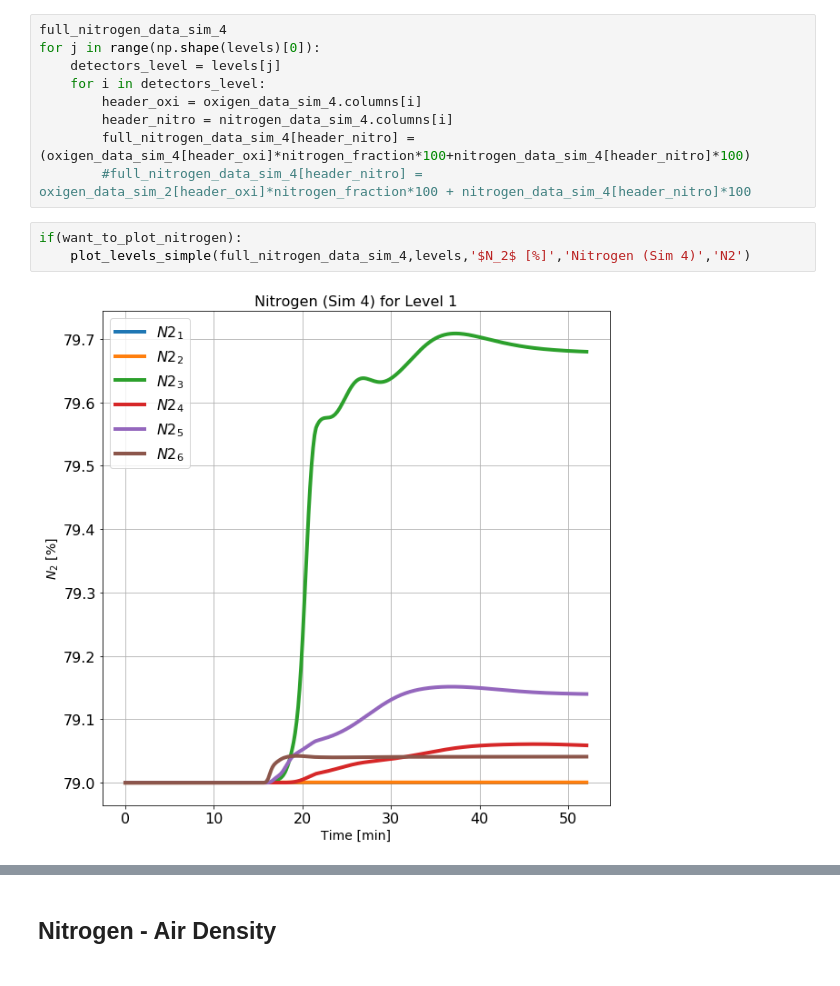
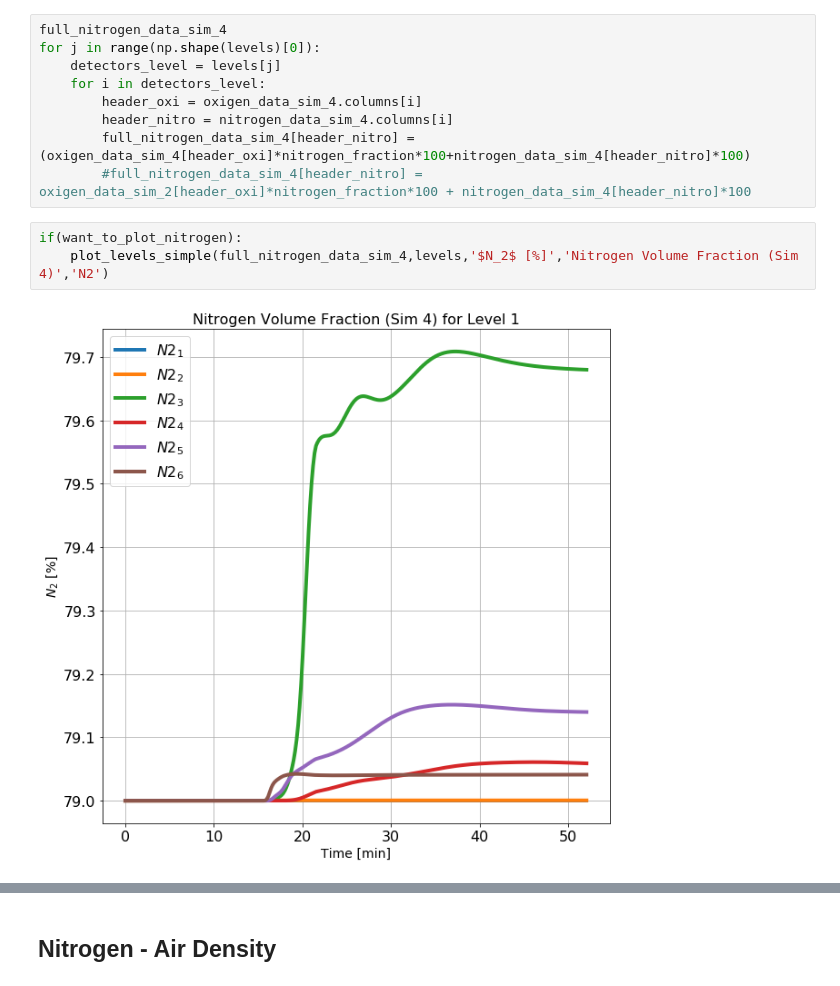
Before and after one commit to sercharpak/NFS_P3, a Jupyter notebook: NFS_P3_Comparison.ipynb, the cells around one changed output, grey strips where cells are left out. Drawn from its saved outputs; the diff is of its cells as text.

```diff
--- a/NFS_P3_Comparison.ipynb
+++ b/NFS_P3_Comparison.ipynb
@@ -554,6 +554,6 @@ for j in range(np.shape(levels)[0]):
         #full_nitrogen_data_sim_4[header_nitro] = oxigen_data_sim_2[header_oxi]*nitrogen_fraction*100 + nitrogen_data_sim_4[header_nitro]*100
 # %%
 if(want_to_plot_nitrogen):
-    plot_levels_simple(full_nitrogen_data_sim_4,levels,'$N_2$ [%]','Nitrogen (Sim 4)','N2')
+    plot_levels_simple(full_nitrogen_data_sim_4,levels,'$N_2$ [%]','Nitrogen Volume Fraction (Sim 4)','N2')
 # %% [output]
-[figure, old version]
+[figure, new version]
```
Also changed, not shown: parts of 1 cell of this notebook.
